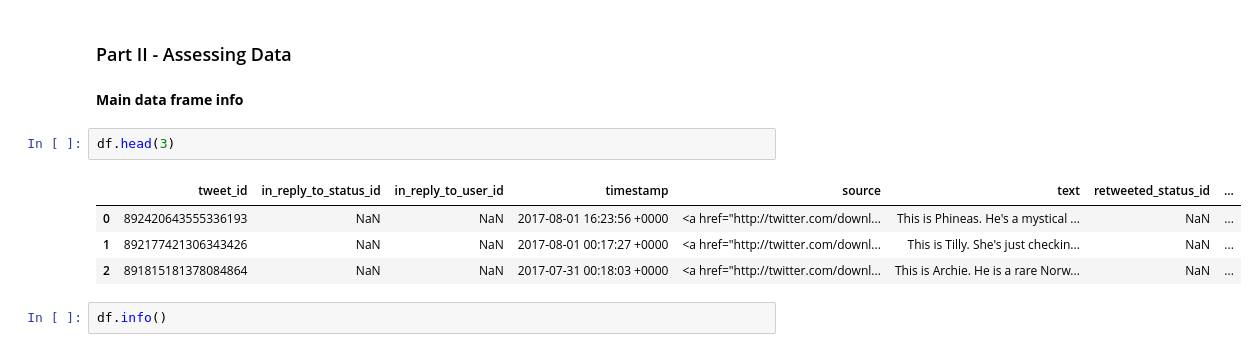
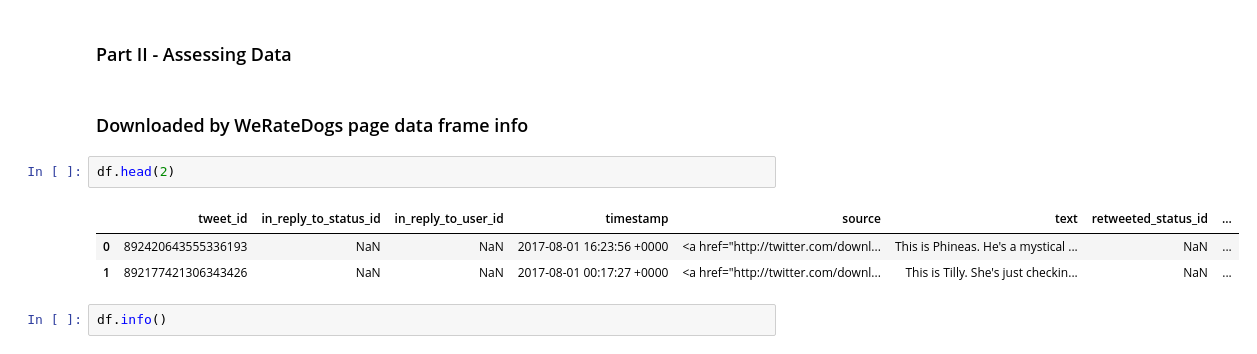
Before and after one commit to daniel-guarino/project04-wrangling-and-analyze-data, a Jupyter notebook: wrangle_act.ipynb, the cells around one changed output. Drawn from its saved outputs; the diff is of its cells as text.

```diff
--- a/wrangle_act.ipynb
+++ b/wrangle_act.ipynb
@@ -151,14 +151,13 @@ df_api.head()
 <a id='assess'></a>
 ### Part II - Assessing Data
 # %% [markdown]
-**Main data frame info**
+### Downloaded by WeRateDogs page data frame info ###
 # %%
-df.head(3)
+df.head(2)
 # %% [output]
 |  | tweet_id | in_reply_to_status_id | in_reply_to_user_id | timestamp | source | text | retweeted_status_id | ... |
 | 0 | 892420643555336193 | NaN | NaN | 2017-08-01 16:23:56 +0000 | <a href="http://twitter.com/downl... | This is Phineas. He's a mystical ... | NaN | ... |
 | 1 | 892177421306343426 | NaN | NaN | 2017-08-01 00:17:27 +0000 | <a href="http://twitter.com/downl... | This is Tilly. She's just checkin... | NaN | ... |
-| 2 | 891815181378084864 | NaN | NaN | 2017-07-31 00:18:03 +0000 | <a href="http://twitter.com/downl... | This is Archie. He is a rare Norw... | NaN | ... |
 # %%
 df.info()
 # %% [output]
```
Also changed, not shown: parts of 16 cells of this notebook.
